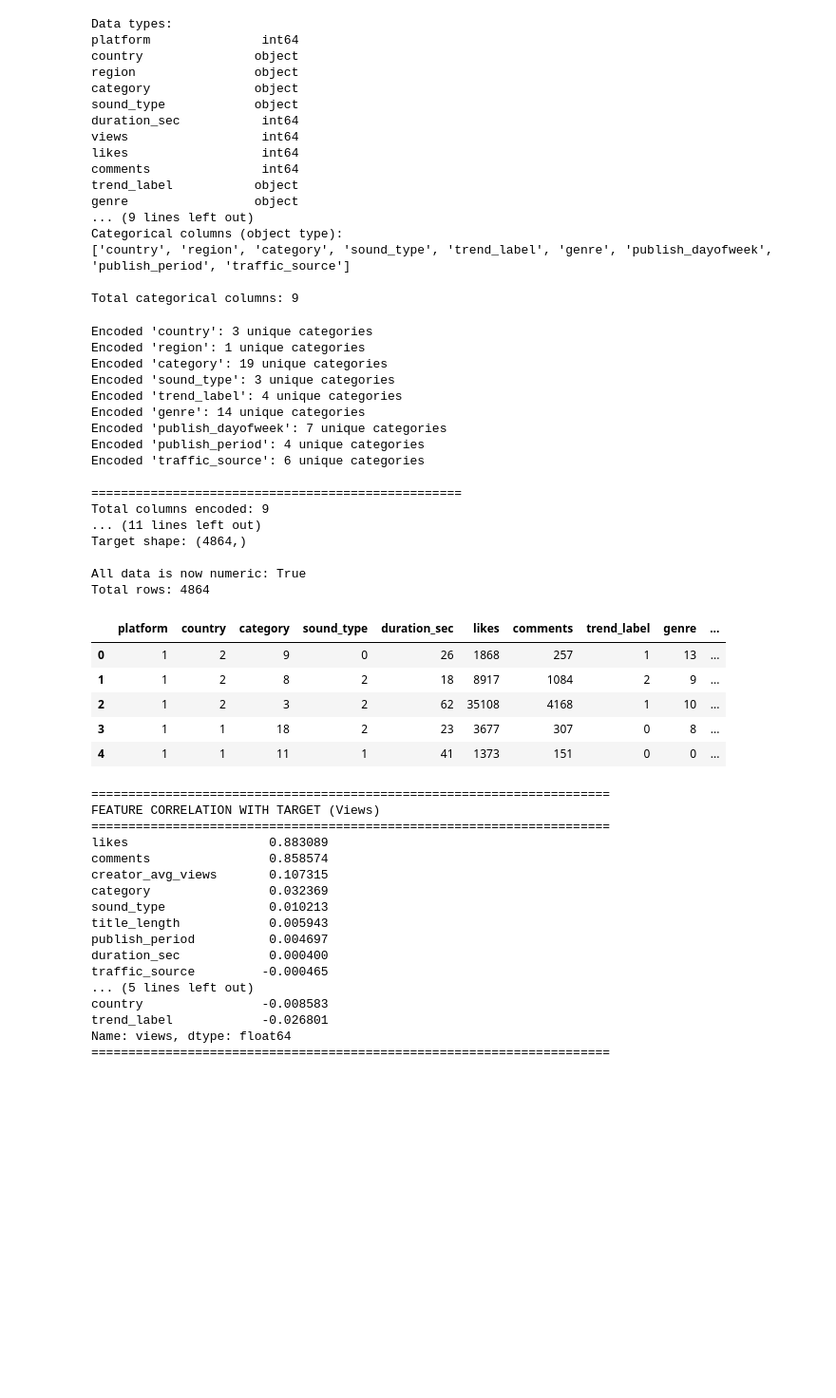
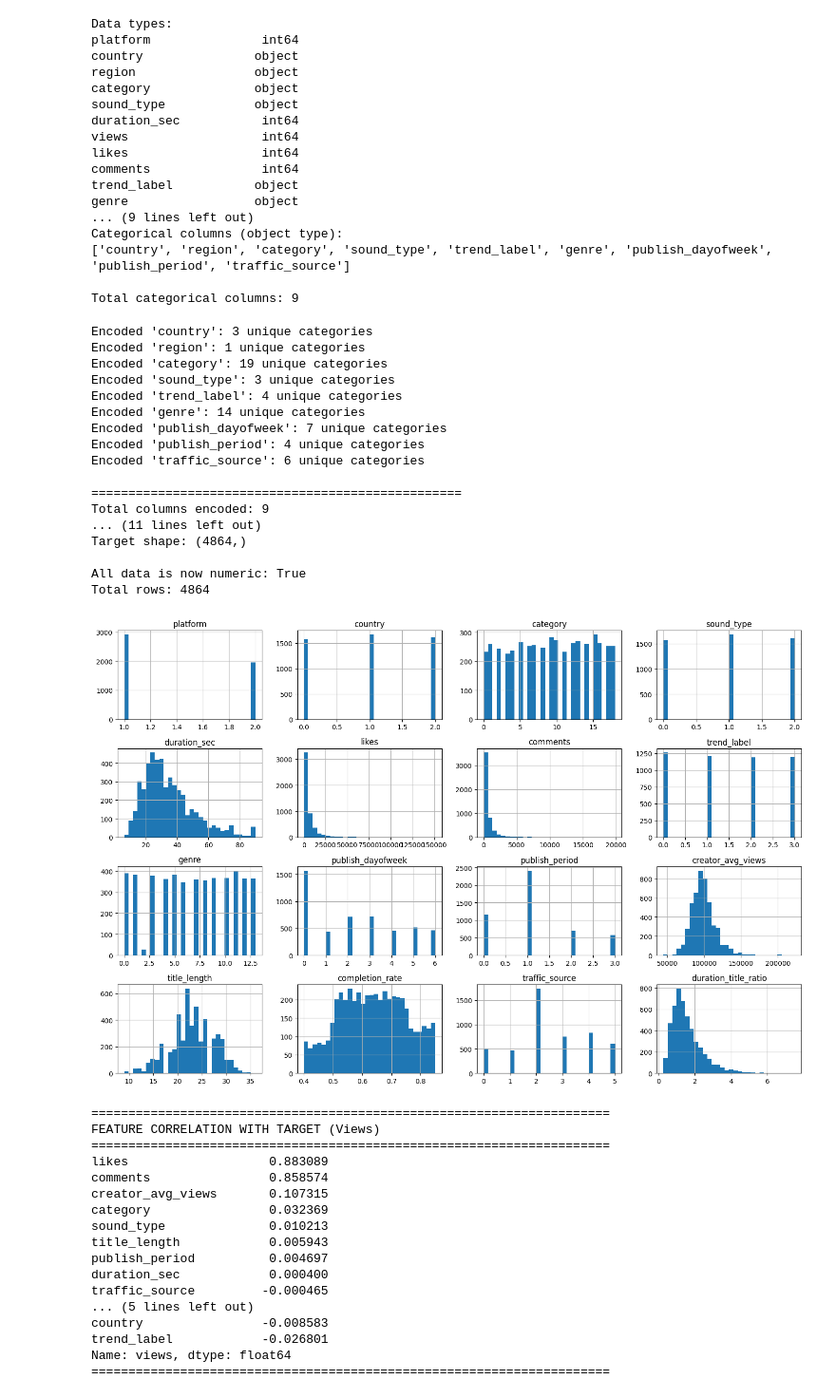
Before and after one commit to TimurGar/Final-Project-ML, a Jupyter notebook: main.ipynb, the cells around one changed output. Shown at 95% size. Drawn from its saved outputs; the diff is of its cells as text; code cells hidden in the pictures; blank space fills up the shorter version.

```diff
--- a/main.ipynb
+++ b/main.ipynb
@@ -80,6 +80,7 @@ print("All categorical data converted to numeric!")
 # Add duration-to-title-length ratio feature (safe to divide)
 # Assumes df_encoded already exists and has numeric 'duration_sec' and 'title_length'
 
+#prevent divisions by zero
 df_encoded['duration_title_ratio'] = (
     df_encoded['duration_sec'] / df_encoded['title_length'].replace({0: np.nan})
 ).fillna(0)
@@ -89,39 +90,41 @@ print(df_encoded[['duration_sec', 'title_length', 'duration_title_ratio']].head(
 
 # Update X and y with encoded data
 X_encoded = df_encoded.drop(columns=['views', 'region'])
 y_encoded = df_encoded['views']
 
 print("\n" + "="*50)
 print(f"Features shape: {X_encoded.shape}")
 print(f"Target shape: {y_encoded.shape}")
 print(f"\nAll data is now numeric: {X_encoded.select_dtypes(include=['object']).shape[1] == 0}")
 print("Total rows:", X_encoded.shape[0])
 
 X_encoded.head()
+
+#Plotting Histiogram of each feature to geta feel of the data distribution.
+import matplotlib.pyplot as plt
+#exluding user_index from histogram
+df_encoded.drop(columns=['views', 'region']).hist(bins=30, figsize=(15, 10))
+plt.tight_layout()
+plt.show()
 # %% [output]
 Encoded 'country': 3 unique categories
 Encoded 'region': 1 unique categories
 Encoded 'category': 19 unique categories
 Encoded 'sound_type': 3 unique categories
 Encoded 'trend_label': 4 unique categories
 Encoded 'genre': 14 unique categories
 Encoded 'publish_dayofweek': 7 unique categories
 Encoded 'publish_period': 4 unique categories
 Encoded 'traffic_source': 6 unique categories
 
 ==================================================
 Total columns encoded: 9
 ... (11 lines left out)
 Target shape: (4864,)
 
 All data is now numeric: True
 Total rows: 4864
-|  | platform | country | category | sound_type | duration_sec | likes | comments | trend_label | genre | ... |
-| 0 | 1 | 2 | 9 | 0 | 26 | 1868 | 257 | 1 | 13 | ... |
-| 1 | 1 | 2 | 8 | 2 | 18 | 8917 | 1084 | 2 | 9 | ... |
-| 2 | 1 | 2 | 3 | 2 | 62 | 35108 | 4168 | 1 | 10 | ... |
-| 3 | 1 | 1 | 18 | 2 | 23 | 3677 | 307 | 0 | 8 | ... |
-| 4 | 1 | 1 | 11 | 1 | 41 | 1373 | 151 | 0 | 0 | ... |
+[figure, added]
 # %%
 #Computing Feature Correlations
 #Need seaborn as sns
```
